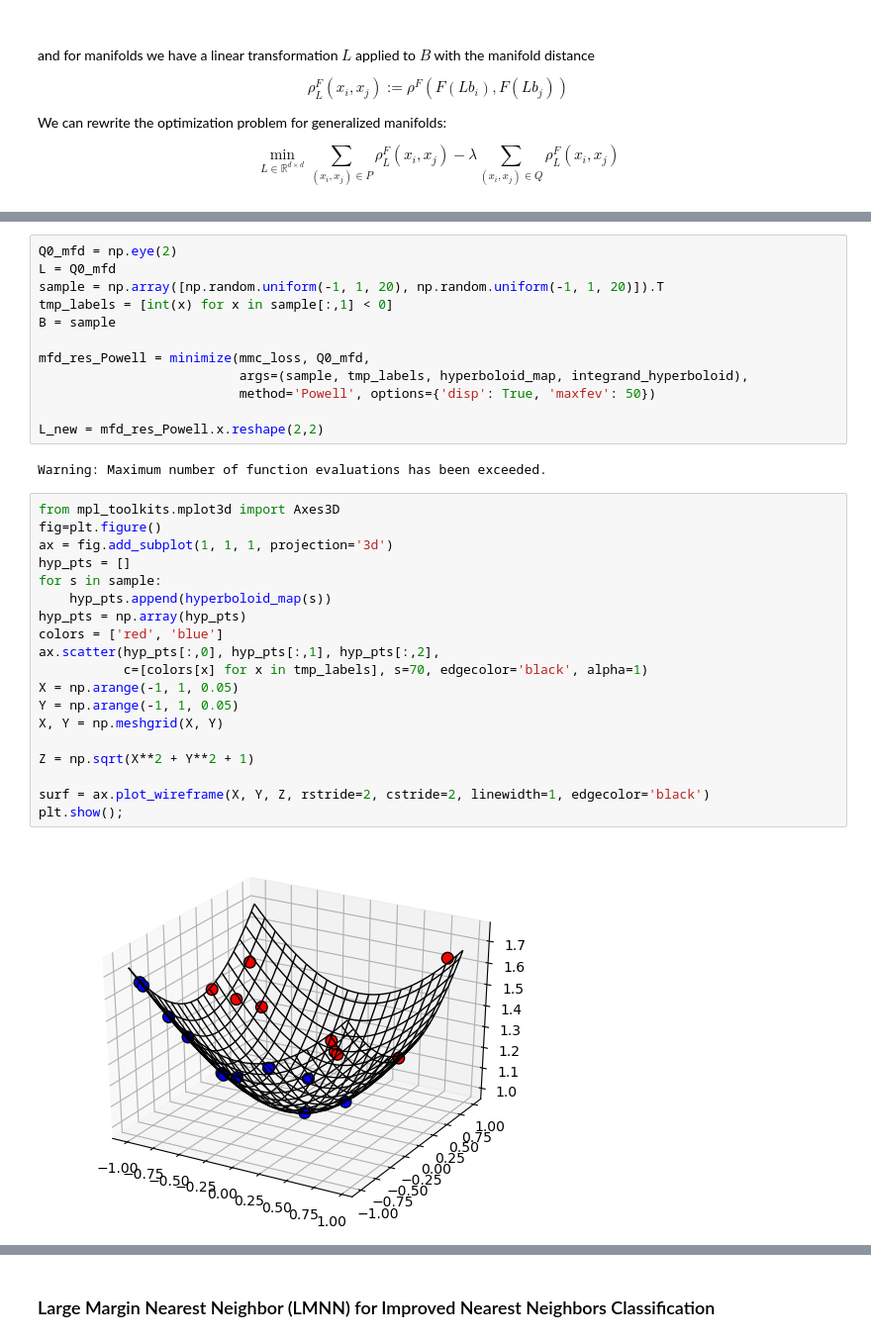
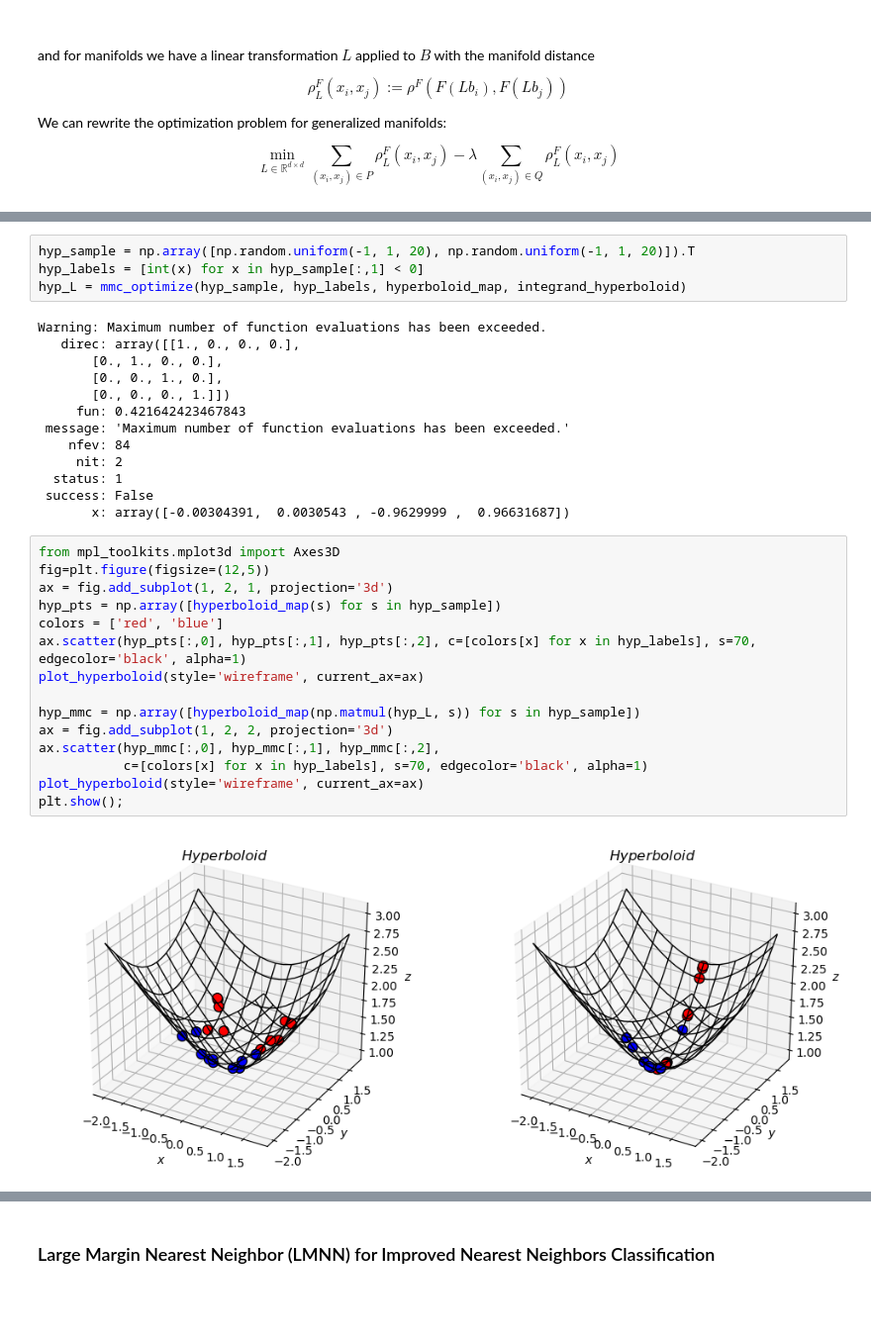
Before and after one commit to drewwilimitis/manifold-metric-learning, a Jupyter notebook: metric_learning.ipynb, the cells around one changed output, grey strips where cells are left out. Shown at 99% size. Cells and saved outputs as stored; diff of their text form; blank space fills up the shorter version.

Commit message:
add script with manifold instance specific functions

```diff
--- a/metric_learning.ipynb
+++ b/metric_learning.ipynb
@@ -395,35 +426,34 @@ def mmc_loss(L, B, labels, manifold_map_fn, integrand, manifold_dist_fn=None, C=
 # %%
-Q0_mfd = np.eye(2)
-L = Q0_mfd
-sample = np.array([np.random.uniform(-1, 1, 20), np.random.uniform(-1, 1, 20)]).T
-tmp_labels = [int(x) for x in sample[:,1] < 0]
-B = sample
-
-mfd_res_Powell = minimize(mmc_loss, Q0_mfd,
-                          args=(sample, tmp_labels, hyperboloid_map, integrand_hyperboloid),
-                          method='Powell', options={'disp': True, 'maxfev': 50})
-
-L_new = mfd_res_Powell.x.reshape(2,2)
+hyp_sample = np.array([np.random.uniform(-1, 1, 20), np.random.uniform(-1, 1, 20)]).T
+hyp_labels = [int(x) for x in hyp_sample[:,1] < 0]
+hyp_L = mmc_optimize(hyp_sample, hyp_labels, hyperboloid_map, integrand_hyperboloid)
 # %% [output]
 Warning: Maximum number of function evaluations has been exceeded.
+   direc: array([[1., 0., 0., 0.],
+       [0., 1., 0., 0.],
+       [0., 0., 1., 0.],
+       [0., 0., 0., 1.]])
+     fun: 0.421642423467843
+ message: 'Maximum number of function evaluations has been exceeded.'
+    nfev: 84
+     nit: 2
+  status: 1
+ success: False
+       x: array([-0.00304391,  0.0030543 , -0.9629999 ,  0.96631687])
 # %%
 from mpl_toolkits.mplot3d import Axes3D
-fig=plt.figure()
-ax = fig.add_subplot(1, 1, 1, projection='3d')
-hyp_pts = []
-for s in sample:
-    hyp_pts.append(hyperboloid_map(s))
-hyp_pts = np.array(hyp_pts)
+fig=plt.figure(figsize=(12,5))
+ax = fig.add_subplot(1, 2, 1, projection='3d')
+hyp_pts = np.array([hyperboloid_map(s) for s in hyp_sample])
 colors = ['red', 'blue']
-ax.scatter(hyp_pts[:,0], hyp_pts[:,1], hyp_pts[:,2],
-           c=[colors[x] for x in tmp_labels], s=70, edgecolor='black', alpha=1)
-X = np.arange(-1, 1, 0.05)
-Y = np.arange(-1, 1, 0.05)
-X, Y = np.meshgrid(X, Y)
+ax.scatter(hyp_pts[:,0], hyp_pts[:,1], hyp_pts[:,2], c=[colors[x] for x in hyp_labels], s=70, edgecolor='black', alpha=1)
+plot_hyperboloid(style='wireframe', current_ax=ax)
 
-Z = np.sqrt(X**2 + Y**2 + 1)
-
-surf = ax.plot_wireframe(X, Y, Z, rstride=2, cstride=2, linewidth=1, edgecolor='black')
+hyp_mmc = np.array([hyperboloid_map(np.matmul(hyp_L, s)) for s in hyp_sample])
+ax = fig.add_subplot(1, 2, 2, projection='3d')
+ax.scatter(hyp_mmc[:,0], hyp_mmc[:,1], hyp_mmc[:,2],
+           c=[colors[x] for x in hyp_labels], s=70, edgecolor='black', alpha=1)
+plot_hyperboloid(style='wireframe', current_ax=ax)
 plt.show();
 # %% [output]
-[figure, old version]
+[figure, new version]
```
Also changed, not shown: parts of 11 cells of this notebook, 4 other files.
